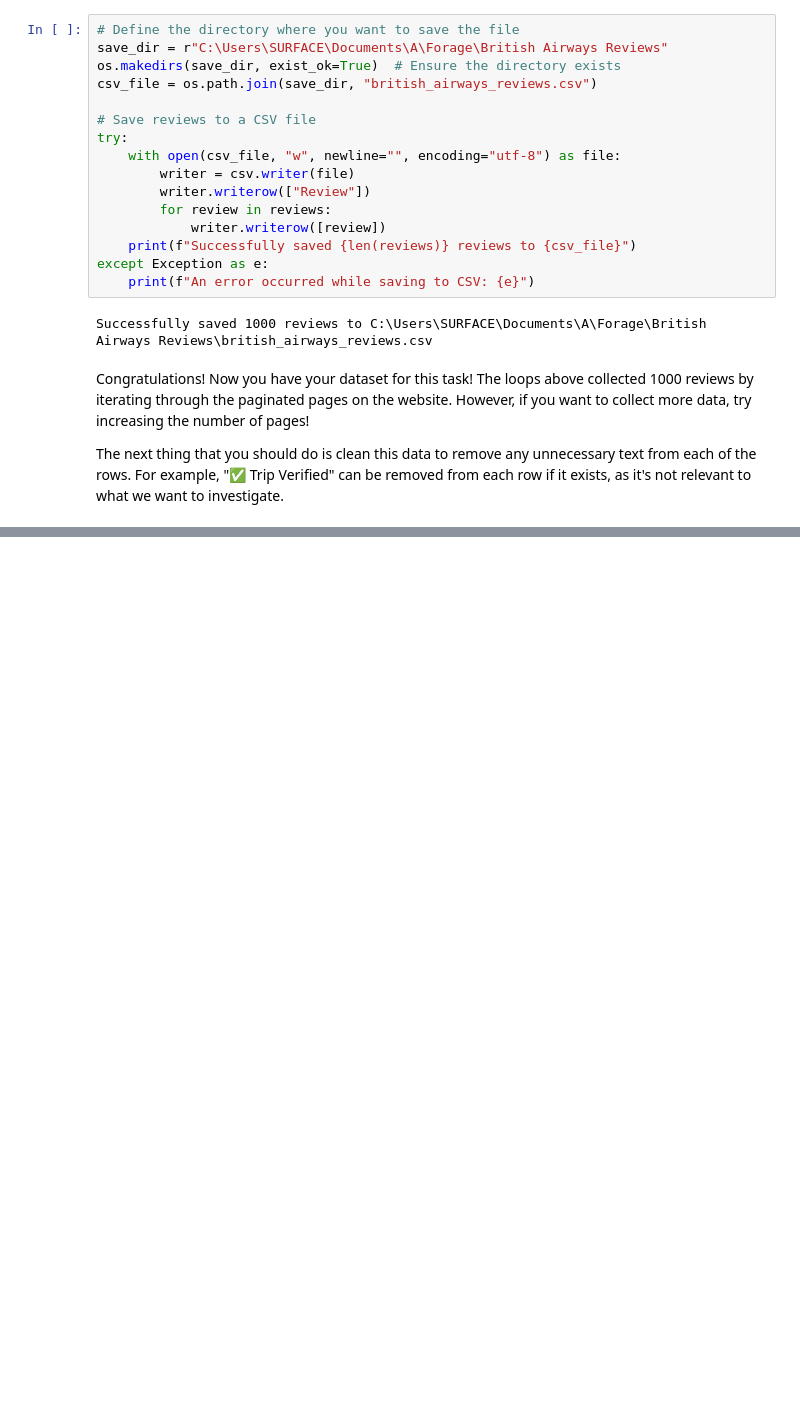
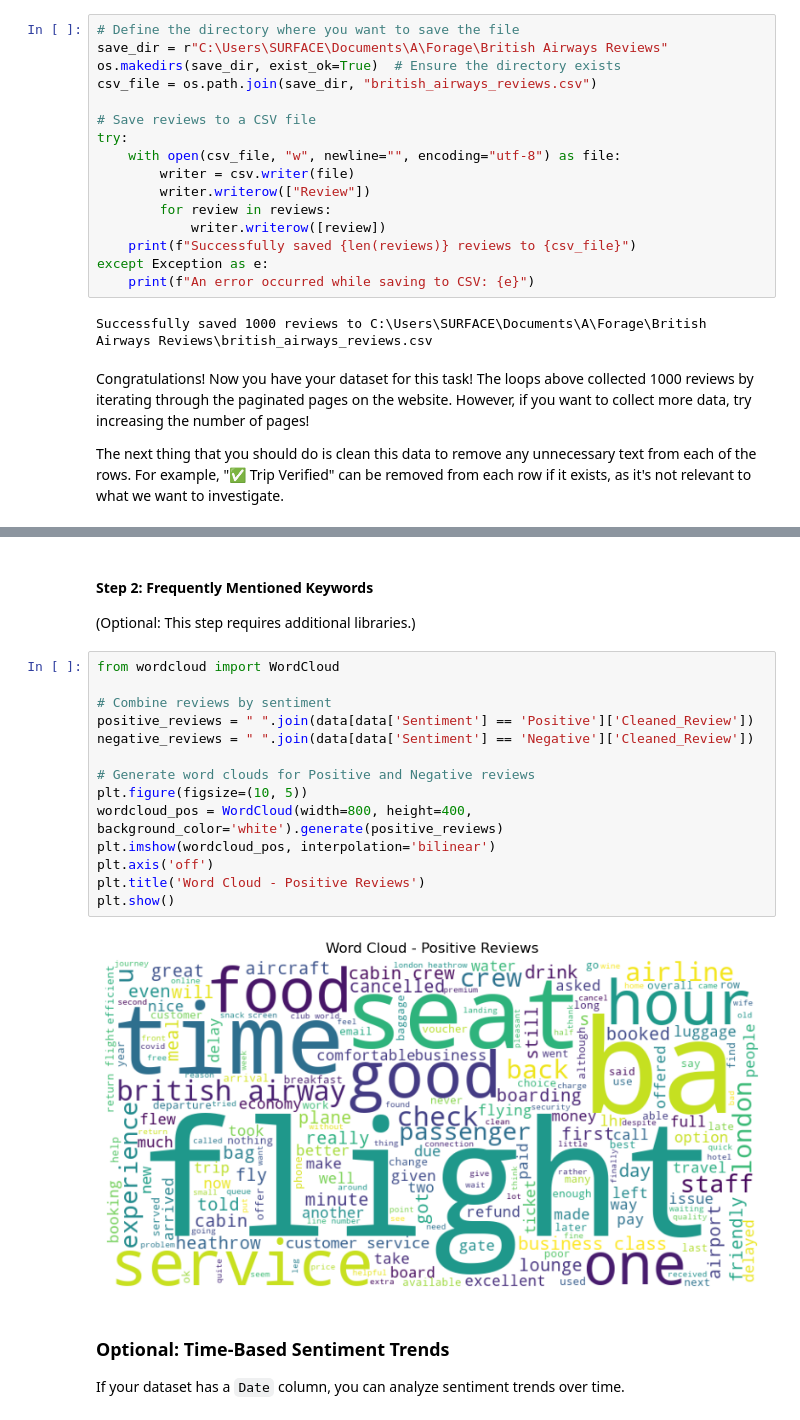
Before and after one commit to DennisMaxwell/British-Airways-Reviews, a Jupyter notebook: notebook.ipynb, the cells around one changed output, grey strips where cells are left out. Drawn from its saved outputs; the diff is of its cells as text; blank space fills up the shorter version.

```diff
--- a/notebook.ipynb
+++ b/notebook.ipynb
@@ -120,0 +340,24 @@ Congratulations! Now you have your dataset for this task! The loops above collec
+# %% [markdown]
+
+#### **Step 2: Frequently Mentioned Keywords**
+(Optional: This step requires additional libraries.)
+# %%
+from wordcloud import WordCloud
+
+# Combine reviews by sentiment
+positive_reviews = " ".join(data[data['Sentiment'] == 'Positive']['Cleaned_Review'])
+negative_reviews = " ".join(data[data['Sentiment'] == 'Negative']['Cleaned_Review'])
+
+# Generate word clouds for Positive and Negative reviews
+plt.figure(figsize=(10, 5))
+wordcloud_pos = WordCloud(width=800, height=400, background_color='white').generate(positive_reviews)
+plt.imshow(wordcloud_pos, interpolation='bilinear')
+plt.axis('off')
+plt.title('Word Cloud - Positive Reviews')
+plt.show()
+# %% [output]
+[figure, added]
+# %% [markdown]
+
+### **Optional: Time-Based Sentiment Trends**
+If your dataset has a `Date` column, you can analyze sentiment trends over time.
```
Also changed, not shown: parts of 13 cells of this notebook, 9 other files.
